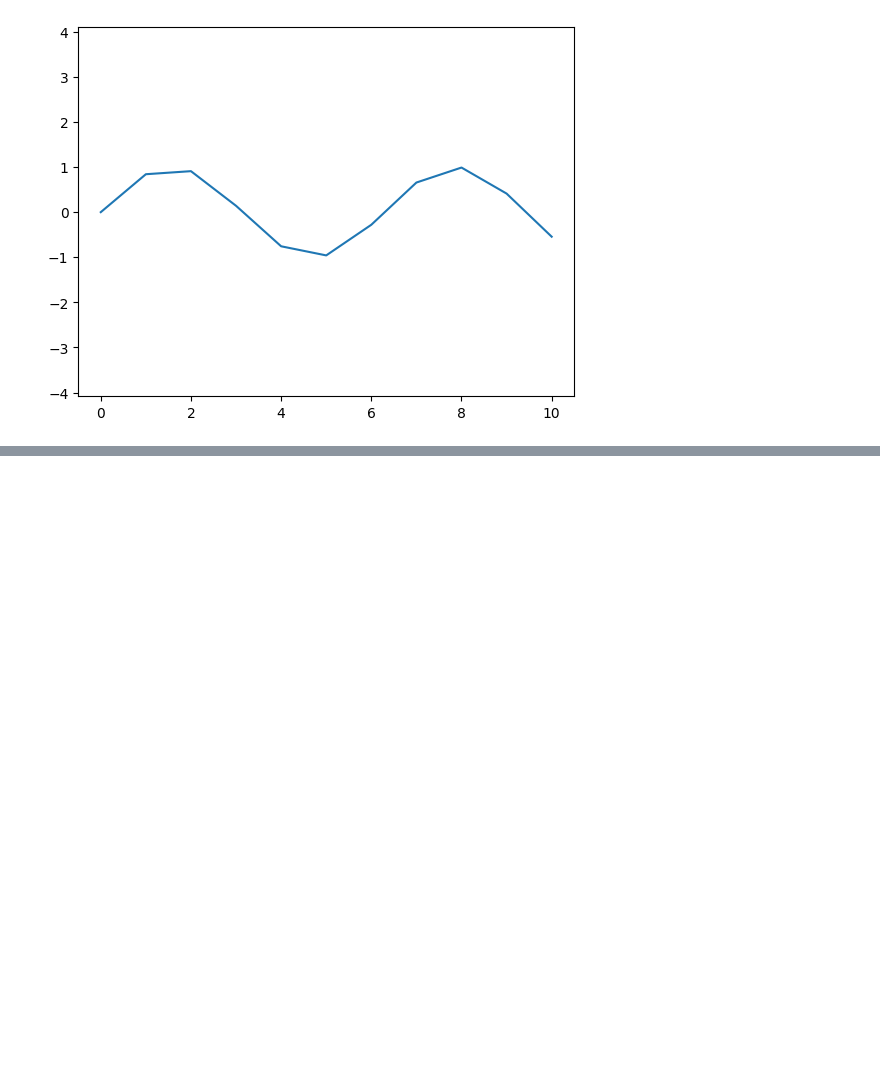
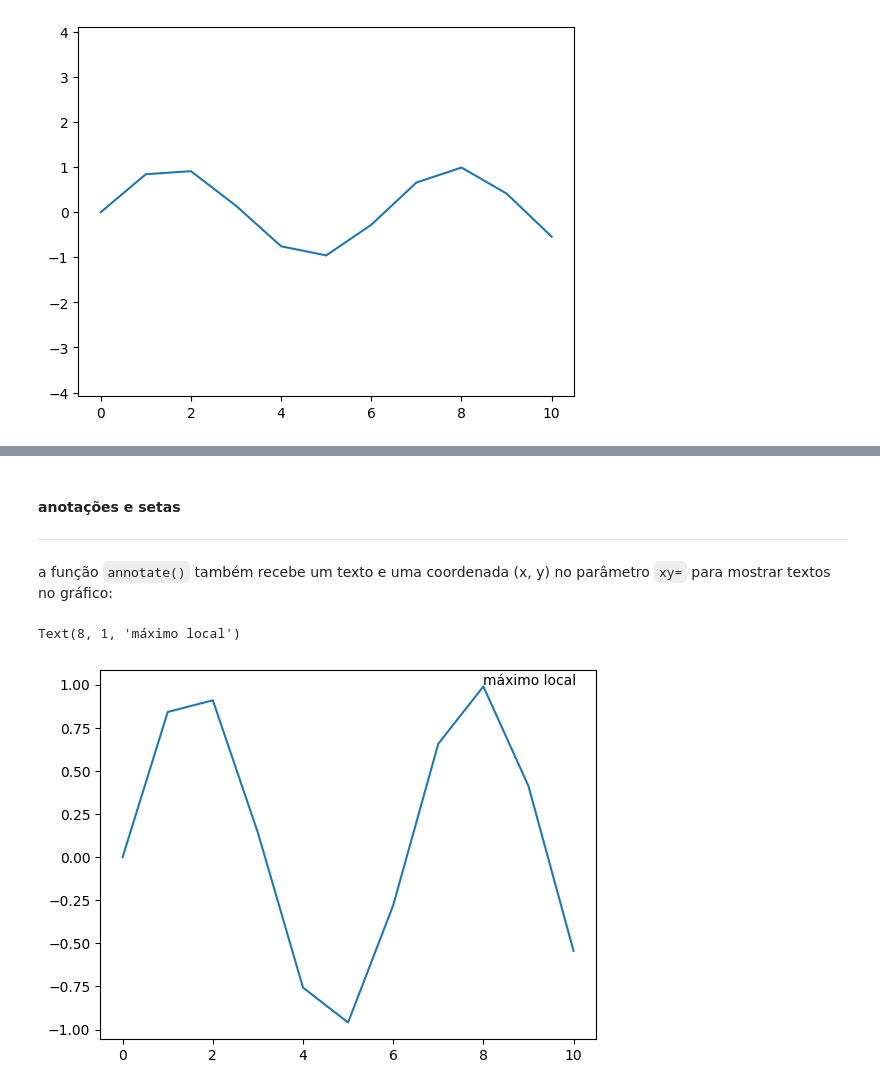
Before and after one commit to lucas-mt/studyPY, a Jupyter notebook: explicaçõesPY/módulos/matplotlib/funções.ipynb, the cells around one changed output, grey strips where cells are left out. Saved outputs shown, nothing was run; the diff lists cells and outputs as text; code cells hidden in the pictures; blank space fills up the shorter version.

Commit message:
mensagens e setas

```diff
--- a/explicaçõesPY/módulos/matplotlib/funções.ipynb
+++ b/explicaçõesPY/módulos/matplotlib/funções.ipynb
@@ -130,0 +181,16 @@ ax.plot(a, np.sin(a))
+# %% [markdown]
+#### anotações e setas
+---
+# %% [markdown]
+a função `annotate()` também recebe um texto e uma coordenada (x, y) no parâmetro `xy=` para mostrar textos no gráfico:
+# %%
+fig, ax = plt.figure(), plt.axes()
+
+a = [i for i in range(0, 11)]
+
+ax.plot(a, np.sin(a))
+
+ax.annotate('máximo local', xy=(8, 1))
+# %% [output]
+Text(8, 1, 'máximo local')
+[figure, added]
```
Also changed, not shown: parts of 11 cells of this notebook.
